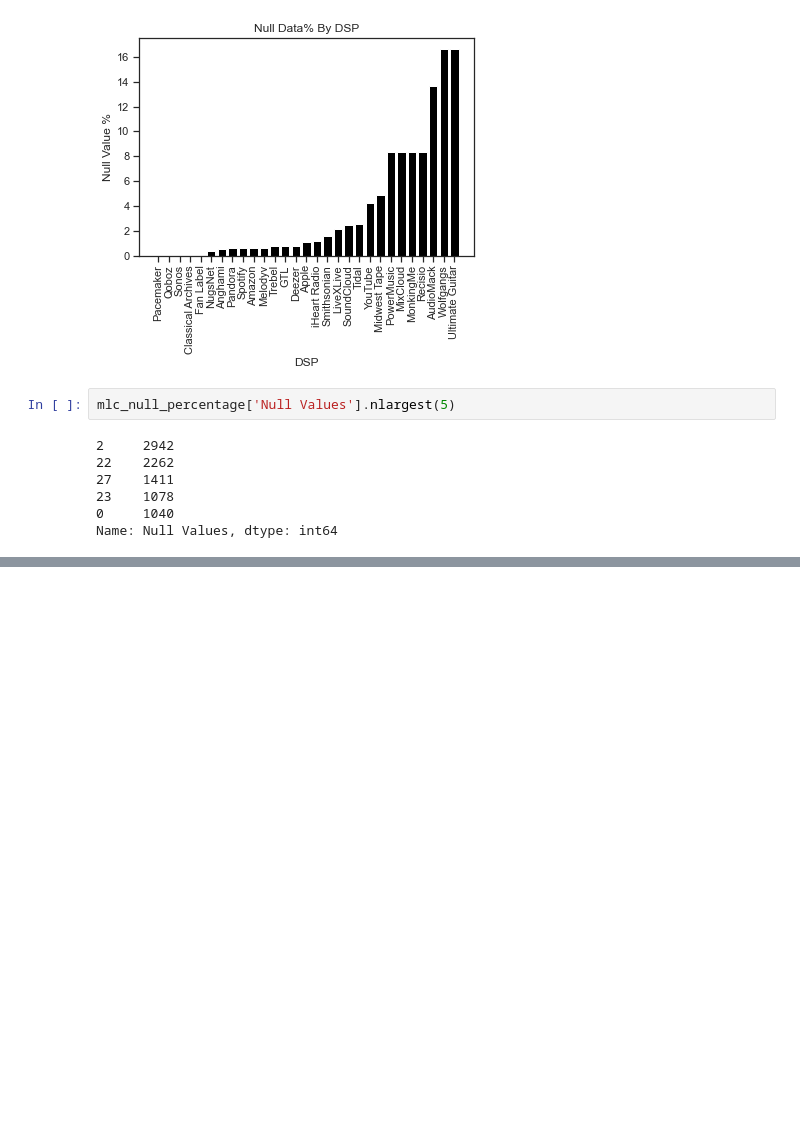
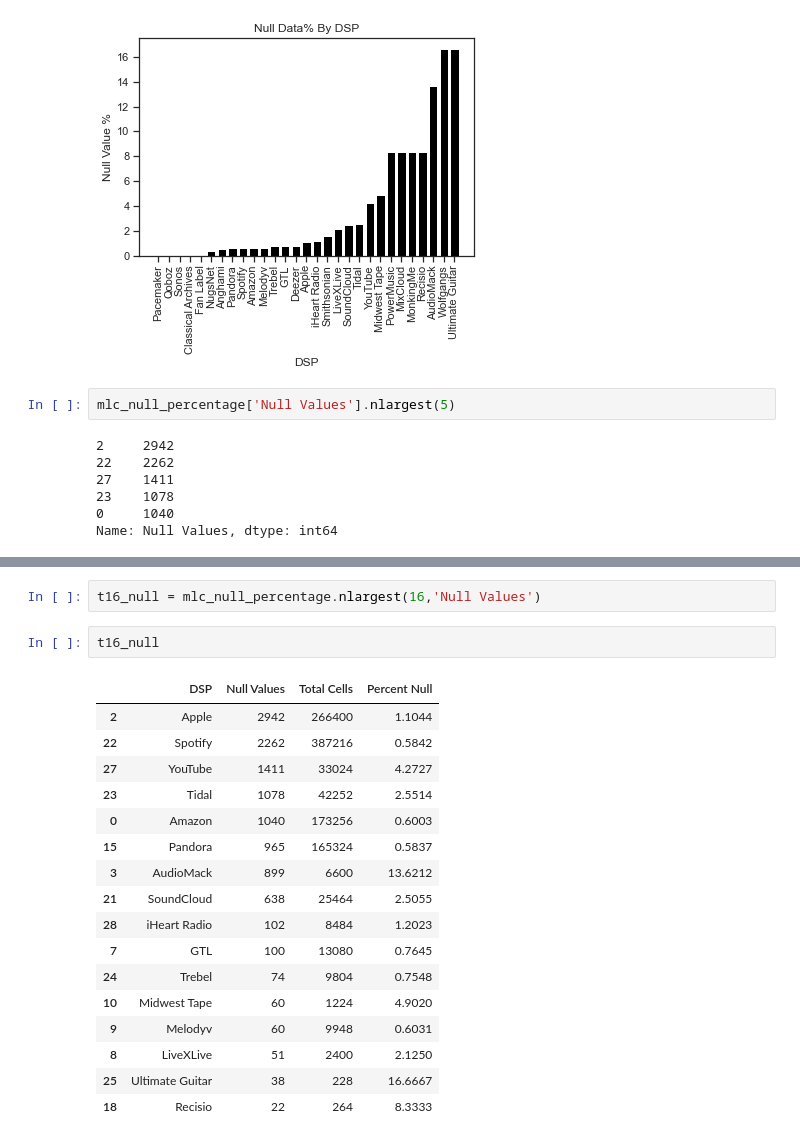
Before and after one commit to LJRollerII/mlc-project-napster, a Jupyter notebook: notebooks/MLC_Project.ipynb, the cells around one changed output, grey strips where cells are left out. Drawn from its saved outputs; the diff is of its cells as text; blank space fills up the shorter version.

```diff
--- a/notebooks/MLC_Project.ipynb
+++ b/notebooks/MLC_Project.ipynb
@@ -2099,0 +2143,22 @@ Name: Total Cells, dtype: int64
+# %%
+t16_null = mlc_null_percentage.nlargest(16,'Null Values')
+# %%
+t16_null
+# %% [output]
+|  | DSP | Null Values | Total Cells | Percent Null |
+| 2 | Apple | 2942 | 266400 | 1.1044 |
+| 22 | Spotify | 2262 | 387216 | 0.5842 |
+| 27 | YouTube | 1411 | 33024 | 4.2727 |
+| 23 | Tidal | 1078 | 42252 | 2.5514 |
+| 0 | Amazon | 1040 | 173256 | 0.6003 |
+| 15 | Pandora | 965 | 165324 | 0.5837 |
+| 3 | AudioMack | 899 | 6600 | 13.6212 |
+| 21 | SoundCloud | 638 | 25464 | 2.5055 |
+| 28 | iHeart Radio | 102 | 8484 | 1.2023 |
+| 7 | GTL | 100 | 13080 | 0.7645 |
+| 24 | Trebel | 74 | 9804 | 0.7548 |
+| 10 | Midwest Tape | 60 | 1224 | 4.9020 |
+| 9 | Melodyv | 60 | 9948 | 0.6031 |
+| 8 | LiveXLive | 51 | 2400 | 2.1250 |
+| 25 | Ultimate Guitar | 38 | 228 | 16.6667 |
+| 18 | Recisio | 22 | 264 | 8.3333 |
```
Also changed, not shown: parts of 16 cells of this notebook.
